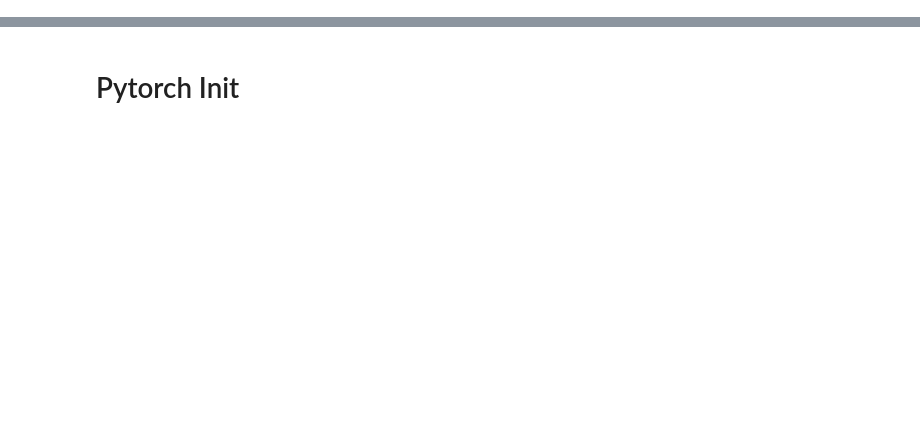
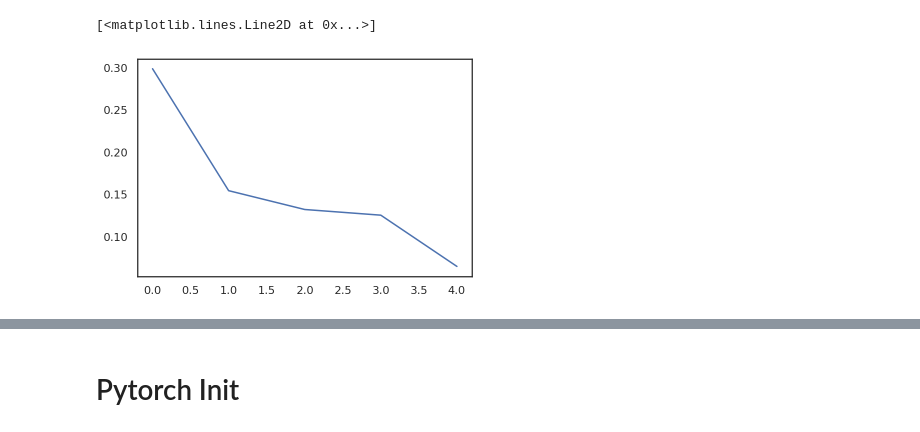
Before and after one commit to AsSugar13/ass13_M5, a Jupyter notebook: new_begining.ipynb, the cells around one changed output, grey strips where cells are left out. Saved outputs shown, nothing was run; the diff lists cells and outputs as text; code cells hidden in the pictures; blank space fills up the shorter version.

```diff
--- a/new_begining.ipynb
+++ b/new_begining.ipynb
@@ -354,0 +672,5 @@ Wall time: 22min 36s
+# %%
+plt.plot(scores) # log change 364kneighbors_graph
+# %% [output]
+[<matplotlib.lines.Line2D at 0x...>]
+[figure, added]
```
Also changed, not shown: parts of 96 cells of this notebook.
